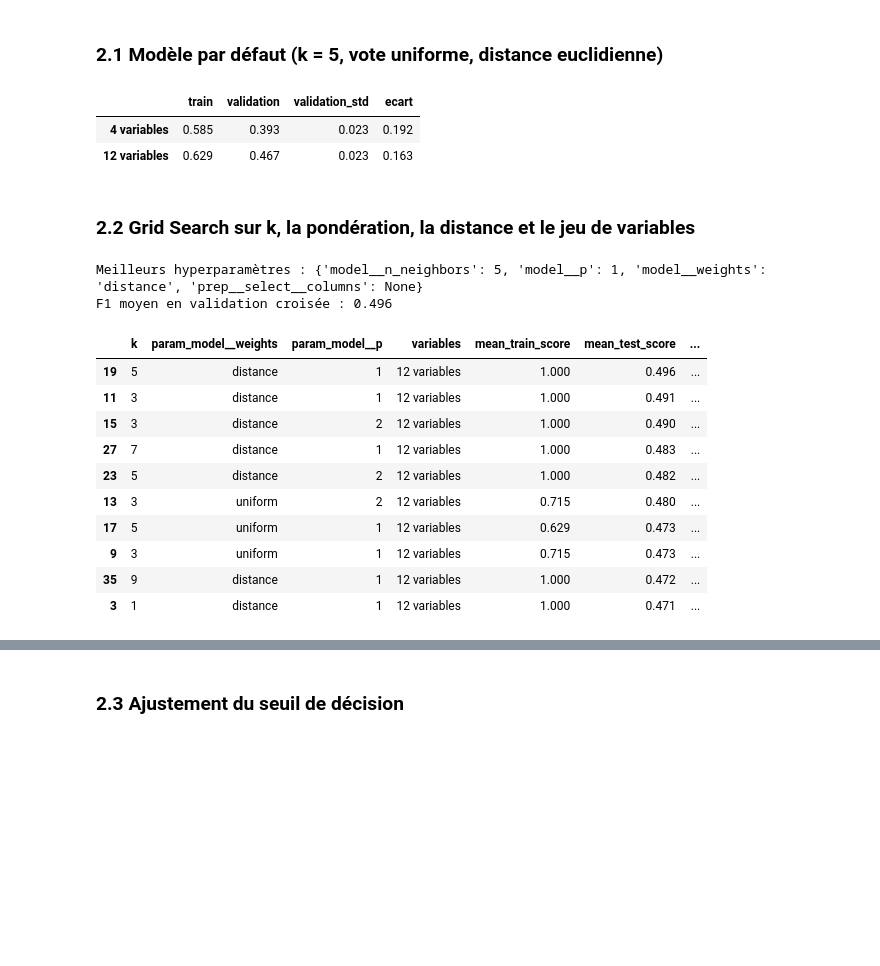
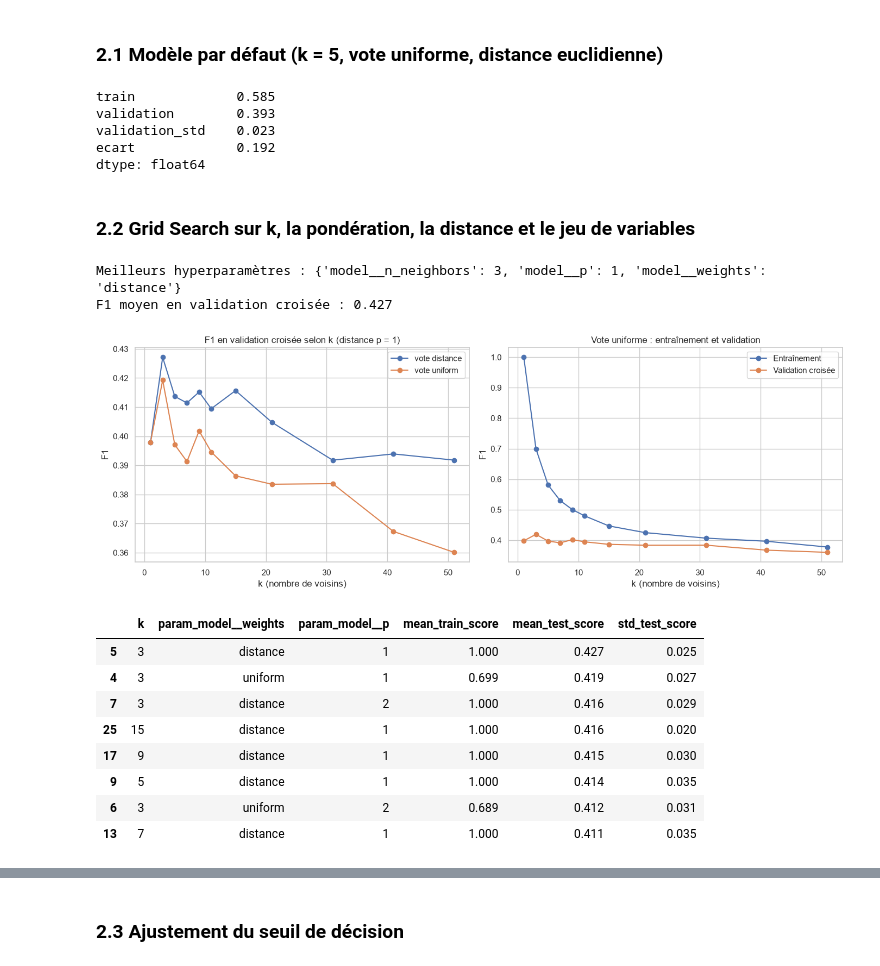
Before and after one commit to AmbreBerdery/WineQuality, a Jupyter notebook: notebooks/04_modeling KNN SVM.ipynb, the cells around one changed output, grey strips where cells are left out. Saved outputs shown, nothing was run; the diff lists cells and outputs as text; code cells hidden in the pictures; blank space fills up the shorter version.

```diff
--- a/notebooks/04_modeling KNN SVM.ipynb
+++ b/notebooks/04_modeling KNN SVM.ipynb
@@ -46,45 +46,53 @@ Variables retenues (notebook 02) : ['volatile acidity', 'residual sugar', 'densi
 # %% [markdown]
 ### 2.1 Modèle par défaut (k = 5, vote uniforme, distance euclidienne)
 # %%
-knn_base = pd.DataFrame({
-    "4 variables": train_vs_cv_scores(knn(features), X_train, y_train),
-    "12 variables": train_vs_cv_scores(knn(None), X_train, y_train),
-}).T
-knn_base.round(3)
+pd.Series(train_vs_cv_scores(knn(features), X_train, y_train)).round(3)
 # %% [output]
-|  | train | validation | validation_std | ecart |
-| 4 variables | 0.585 | 0.393 | 0.023 | 0.192 |
-| 12 variables | 0.629 | 0.467 | 0.023 | 0.163 |
+train             0.585
+validation        0.393
+validation_std    0.023
+ecart             0.192
+dtype: float64
 # %% [markdown]
 ### 2.2 Grid Search sur k, la pondération, la distance et le jeu de variables
 # %%
-knn_grid = {**KNN_GRID, "prep__select__columns": [features, None]}
-knn_search = run_grid_search(knn(features), knn_grid, X_train, y_train)
+knn_search = run_grid_search(knn(features), KNN_GRID, X_train, y_train)
 
 print("Meilleurs hyperparamètres :", knn_search.best_params_)
 print("F1 moyen en validation croisée :", round(knn_search.best_score_, 3))
 # %% [output]
-Meilleurs hyperparamètres : {'model__n_neighbors': 5, 'model__p': 1, 'model__weights': 'distance', 'prep__select__columns': None}
-F1 moyen en validation croisée : 0.496
+Meilleurs hyperparamètres : {'model__n_neighbors': 3, 'model__p': 1, 'model__weights': 'distance'}
+F1 moyen en validation croisée : 0.427
 # %%
 knn_cv = pd.DataFrame(knn_search.cv_results_)
-knn_cv["variables"] = knn_cv["param_prep__select__columns"].apply(
-    lambda c: "4 variables" if isinstance(c, list) else "12 variables"
-)
 knn_cv["k"] = knn_cv["param_model__n_neighbors"].astype(int)
+best_p = knn_search.best_params_["model__p"]
+sub = knn_cv[knn_cv["param_model__p"] == best_p]
 
-cols = ["k", "param_model__weights", "param_model__p", "variables",
-        "mean_train_score", "mean_test_score", "std_test_score"]
-knn_cv.sort_values("mean_test_score", ascending=False)[cols].head(10).round(3)
+fig, axes = plt.subplots(1, 2, figsize=(14, 5))
+for w, g in sub.groupby("param_model__weights"):
+    axes[0].plot(g["k"], g["mean_test_score"], "o-", label=f"vote {w}")
+axes[0].set(title=f"F1 en validation croisée selon k (distance p = {best_p})", xlabel="k (nombre de voisins)", ylabel="F1")
+axes[0].legend()
+
+uni = sub[sub["param_model__weights"] == "uniform"]
+axes[1].plot(uni["k"], uni["mean_train_score"], "o-", label="Entraînement")
+axes[1].plot(uni["k"], uni["mean_test_score"], "o-", label="Validation croisée")
+axes[1].set(title="Vote uniforme : entraînement et validation", xlabel="k (nombre de voisins)", ylabel="F1")
+axes[1].legend()
+plt.tight_layout()
+plt.show()
+
+cols = ["k", "param_model__weights", "param_model__p", "mean_train_score", "mean_test_score", "std_test_score"]
+knn_cv.sort_values("mean_test_score", ascending=False)[cols].head(8).round(3)
 # %% [output]
+[figure, added]
-|  | k | param_model__weights | param_model__p | variables | mean_train_score | mean_test_score | ... |
-| 19 | 5 | distance | 1 | 12 variables | 1.000 | 0.496 | ... |
-| 11 | 3 | distance | 1 | 12 variables | 1.000 | 0.491 | ... |
-| 15 | 3 | distance | 2 | 12 variables | 1.000 | 0.490 | ... |
-| 27 | 7 | distance | 1 | 12 variables | 1.000 | 0.483 | ... |
-| 23 | 5 | distance | 2 | 12 variables | 1.000 | 0.482 | ... |
-| 13 | 3 | uniform | 2 | 12 variables | 0.715 | 0.480 | ... |
-| 17 | 5 | uniform | 1 | 12 variables | 0.629 | 0.473 | ... |
-| 9 | 3 | uniform | 1 | 12 variables | 0.715 | 0.473 | ... |
-| 35 | 9 | distance | 1 | 12 variables | 1.000 | 0.472 | ... |
-| 3 | 1 | distance | 1 | 12 variables | 1.000 | 0.471 | ... |
+|  | k | param_model__weights | param_model__p | mean_train_score | mean_test_score | std_test_score |
+| 5 | 3 | distance | 1 | 1.000 | 0.427 | 0.025 |
+| 4 | 3 | uniform | 1 | 0.699 | 0.419 | 0.027 |
+| 7 | 3 | distance | 2 | 1.000 | 0.416 | 0.029 |
+| 25 | 15 | distance | 1 | 1.000 | 0.416 | 0.020 |
+| 17 | 9 | distance | 1 | 1.000 | 0.415 | 0.030 |
+| 9 | 5 | distance | 1 | 1.000 | 0.414 | 0.035 |
+| 6 | 3 | uniform | 2 | 0.689 | 0.412 | 0.031 |
+| 13 | 7 | distance | 1 | 1.000 | 0.411 | 0.035 |
```
Also changed, not shown: parts of 9 cells of this notebook.
